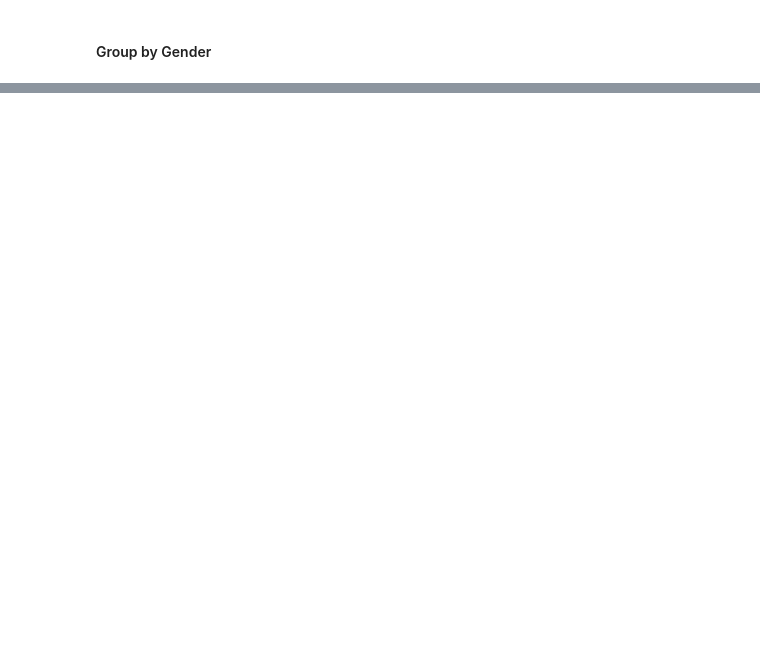
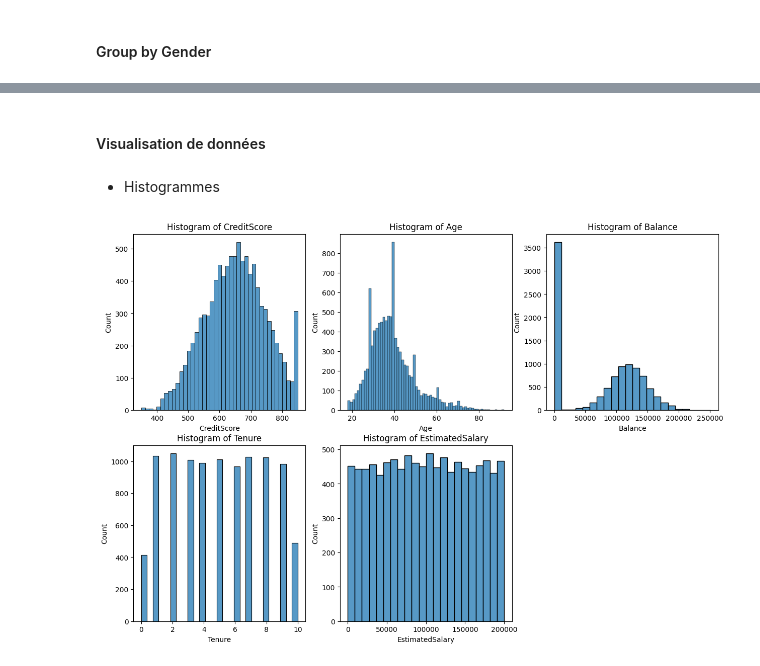
Before and after one commit to anass17/Prediction-de-l-Attrition-Client-Bancaire, a Jupyter notebook: notebooks/data_exploration_eda.ipynb, the cells around one changed output, grey strips where cells are left out. Cells and saved outputs as stored; diff of their text form; code cells hidden in the pictures; blank space fills up the shorter version.

```diff
--- a/notebooks/data_exploration_eda.ipynb
+++ b/notebooks/data_exploration_eda.ipynb
@@ -102,0 +136,25 @@ df.groupBy("Gender").agg(
+# %% [markdown]
+#### Visualisation de données
+# %% [markdown]
+- Histogrammes
+# %%
+import matplotlib.pyplot as plt
+import seaborn as sb
+
+pdf = df.toPandas()
+
+i = 1
+
+plt.figure(figsize=(15,10))
+
+for c in ["CreditScore", "Age", "Balance", "Tenure", "EstimatedSalary"]:
+
+    plt.subplot(2, 3, i)
+    sb.histplot(pdf[c])
+    plt.title("Histogram of " + c)
+
+    i += 1
+
+plt.show()
+# %% [output]
+[figure, added]
```
Also changed, not shown: parts of 5 cells of this notebook, 2 other files.
